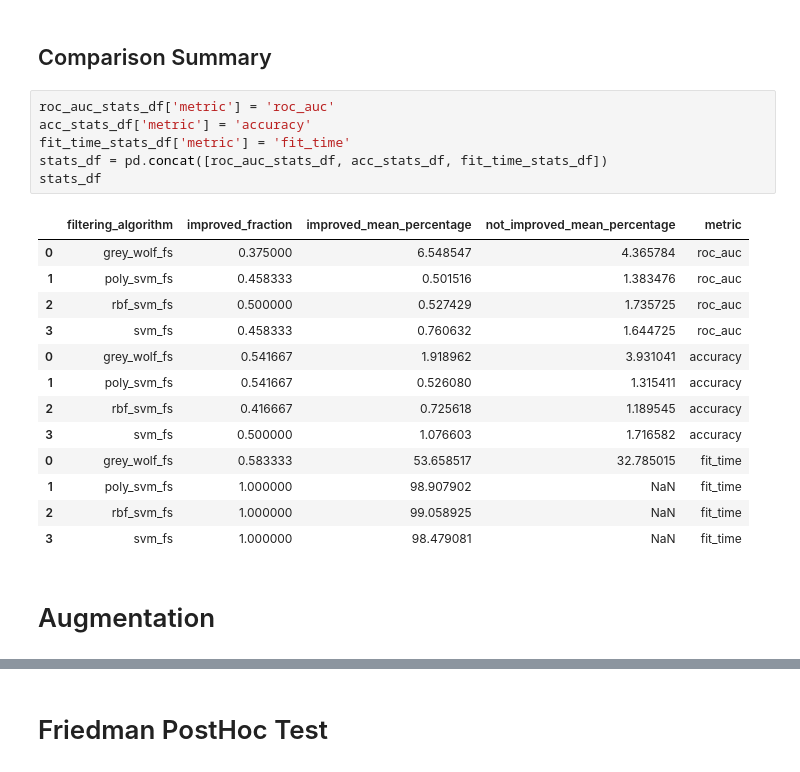
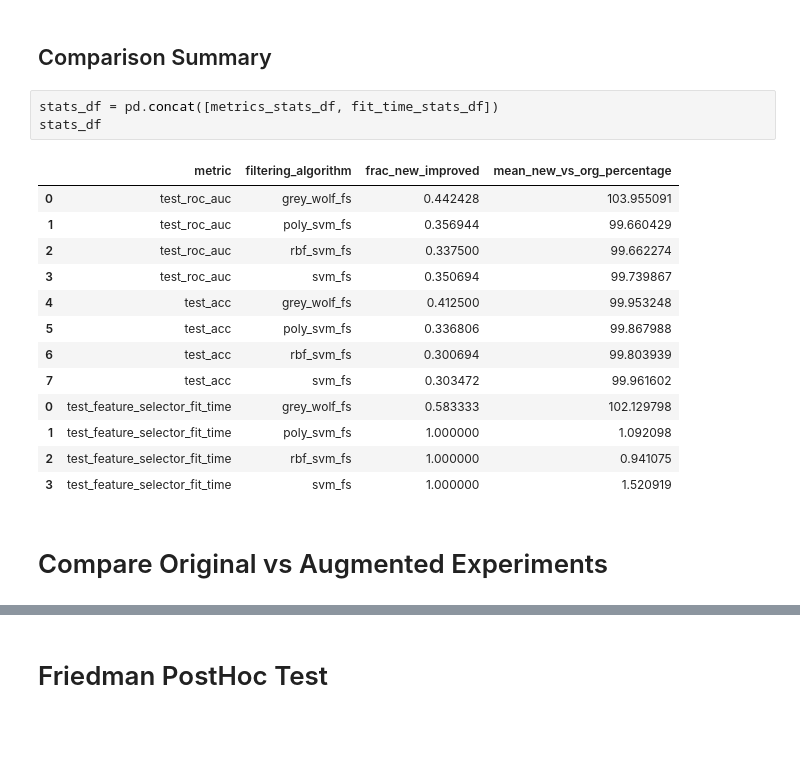
Before and after one commit to TzviLederer/feature-selection, a Jupyter notebook: analyze_results.ipynb, the cells around one changed output, grey strips where cells are left out. Cells and saved outputs as stored; diff of their text form; blank space fills up the shorter version.

```diff
--- a/analyze_results.ipynb
+++ b/analyze_results.ipynb
@@ -406,25 +254,22 @@ fit_time_stats_df
 # %% [markdown]
 ## Comparison Summary
-# %%
-roc_auc_stats_df['metric'] = 'roc_auc'
-acc_stats_df['metric'] = 'accuracy'
-fit_time_stats_df['metric'] = 'fit_time'
-stats_df = pd.concat([roc_auc_stats_df, acc_stats_df, fit_time_stats_df])
-stats_df
-# %% [output]
-|  | filtering_algorithm | improved_fraction | improved_mean_percentage | not_improved_mean_percentage | metric |
-| 0 | grey_wolf_fs | 0.375000 | 6.548547 | 4.365784 | roc_auc |
-| 1 | poly_svm_fs | 0.458333 | 0.501516 | 1.383476 | roc_auc |
-| 2 | rbf_svm_fs | 0.500000 | 0.527429 | 1.735725 | roc_auc |
-| 3 | svm_fs | 0.458333 | 0.760632 | 1.644725 | roc_auc |
-| 0 | grey_wolf_fs | 0.541667 | 1.918962 | 3.931041 | accuracy |
-| 1 | poly_svm_fs | 0.541667 | 0.526080 | 1.315411 | accuracy |
-| 2 | rbf_svm_fs | 0.416667 | 0.725618 | 1.189545 | accuracy |
-| 3 | svm_fs | 0.500000 | 1.076603 | 1.716582 | accuracy |
-| 0 | grey_wolf_fs | 0.583333 | 53.658517 | 32.785015 | fit_time |
-| 1 | poly_svm_fs | 1.000000 | 98.907902 | NaN | fit_time |
-| 2 | rbf_svm_fs | 1.000000 | 99.058925 | NaN | fit_time |
-| 3 | svm_fs | 1.000000 | 98.479081 | NaN | fit_time |
-# %% [markdown]
-# Augmentation
+# %%
+stats_df = pd.concat([metrics_stats_df, fit_time_stats_df])
+stats_df
+# %% [output]
+|  | metric | filtering_algorithm | frac_new_improved | mean_new_vs_org_percentage |
+| 0 | test_roc_auc | grey_wolf_fs | 0.442428 | 103.955091 |
+| 1 | test_roc_auc | poly_svm_fs | 0.356944 | 99.660429 |
+| 2 | test_roc_auc | rbf_svm_fs | 0.337500 | 99.662274 |
+| 3 | test_roc_auc | svm_fs | 0.350694 | 99.739867 |
+| 4 | test_acc | grey_wolf_fs | 0.412500 | 99.953248 |
+| 5 | test_acc | poly_svm_fs | 0.336806 | 99.867988 |
+| 6 | test_acc | rbf_svm_fs | 0.300694 | 99.803939 |
+| 7 | test_acc | svm_fs | 0.303472 | 99.961602 |
+| 0 | test_feature_selector_fit_time | grey_wolf_fs | 0.583333 | 102.129798 |
+| 1 | test_feature_selector_fit_time | poly_svm_fs | 1.000000 | 1.092098 |
+| 2 | test_feature_selector_fit_time | rbf_svm_fs | 1.000000 | 0.941075 |
+| 3 | test_feature_selector_fit_time | svm_fs | 1.000000 | 1.520919 |
+# %% [markdown]
+# Compare Original vs Augmented Experiments
 # %%
```
Also changed, not shown: parts of 18 cells of this notebook.
